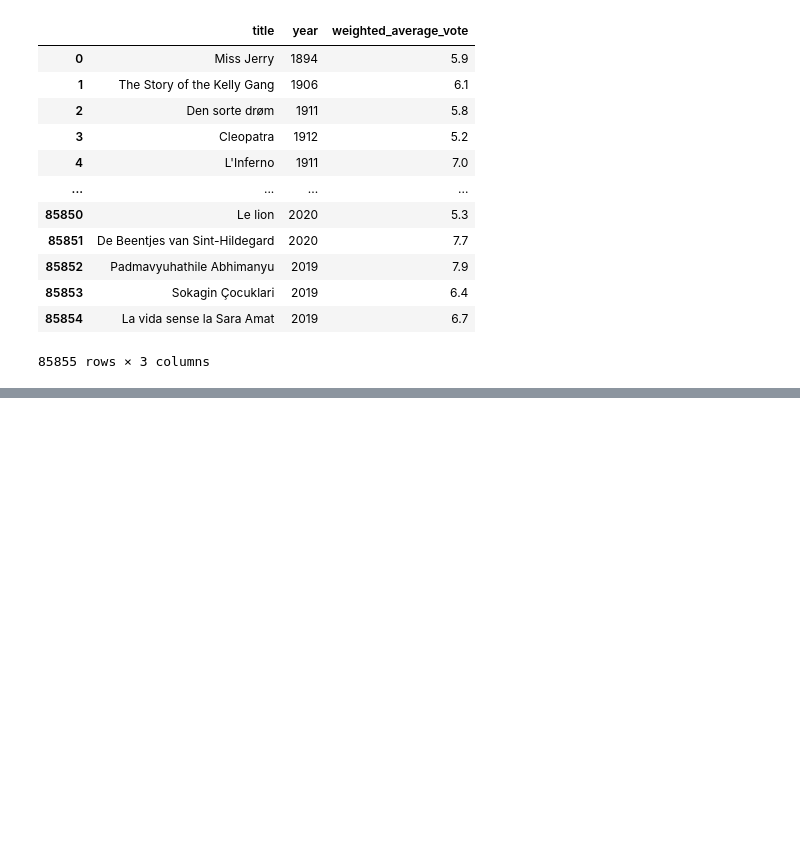
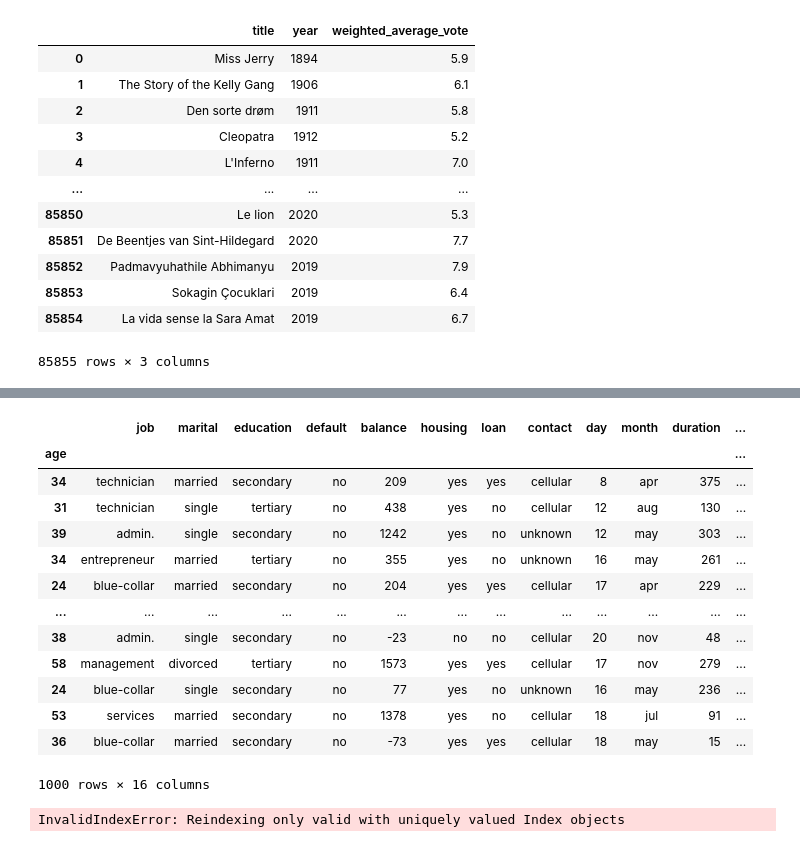
Before and after one commit to Sanjar-prog/Telegram-JavaScript-Bot, a Jupyter notebook: Ma'lumotlar_to'plamini_(sql_uslubida)_uyg'unlashtirish_merge(),_join().ipynb, the cells around one changed output, grey strips where cells are left out. Drawn from its saved outputs; the diff is of its cells as text; code cells hidden in the pictures; blank space fills up the shorter version.

```diff
--- a/Ma'lumotlar_to'plamini_(sql_uslubida)_uyg'unlashtirish_merge(),_join().ipynb
+++ b/Ma'lumotlar_to'plamini_(sql_uslubida)_uyg'unlashtirish_merge(),_join().ipynb
@@ -123,0 +398,22 @@ extracted
+# %%
+bank2 = bank2.set_index('age')
+bank2
+# %% [output]
+|  | job | marital | education | default | balance | housing | loan | contact | day | month | duration | ... |
+| age |  |  |  |  |  |  |  |  |  |  |  | ... |
+| 34 | technician | married | secondary | no | 209 | yes | yes | cellular | 8 | apr | 375 | ... |
+| 31 | technician | single | tertiary | no | 438 | yes | no | cellular | 12 | aug | 130 | ... |
+| 39 | admin. | single | secondary | no | 1242 | yes | no | unknown | 12 | may | 303 | ... |
+| 34 | entrepreneur | married | tertiary | no | 355 | yes | no | unknown | 16 | may | 261 | ... |
+| 24 | blue-collar | married | secondary | no | 204 | yes | yes | cellular | 17 | apr | 229 | ... |
+| ... | ... | ... | ... | ... | ... | ... | ... | ... | ... | ... | ... | ... |
+| 38 | admin. | single | secondary | no | -23 | no | no | cellular | 20 | nov | 48 | ... |
+| 58 | management | divorced | tertiary | no | 1573 | yes | yes | cellular | 17 | nov | 279 | ... |
+| 24 | blue-collar | single | secondary | no | 77 | yes | no | unknown | 16 | may | 236 | ... |
+| 53 | services | married | secondary | no | 1378 | yes | no | cellular | 18 | jul | 91 | ... |
+| 36 | blue-collar | married | secondary | no | -73 | yes | yes | cellular | 18 | may | 15 | ... |
+1000 rows × 16 columns
+# %%
+pd.concat([bank1, bank2], axis=1)
+# %% [output]
+InvalidIndexError: Reindexing only valid with uniquely valued Index objects
```
Also changed, not shown: parts of 30 cells of this notebook.
